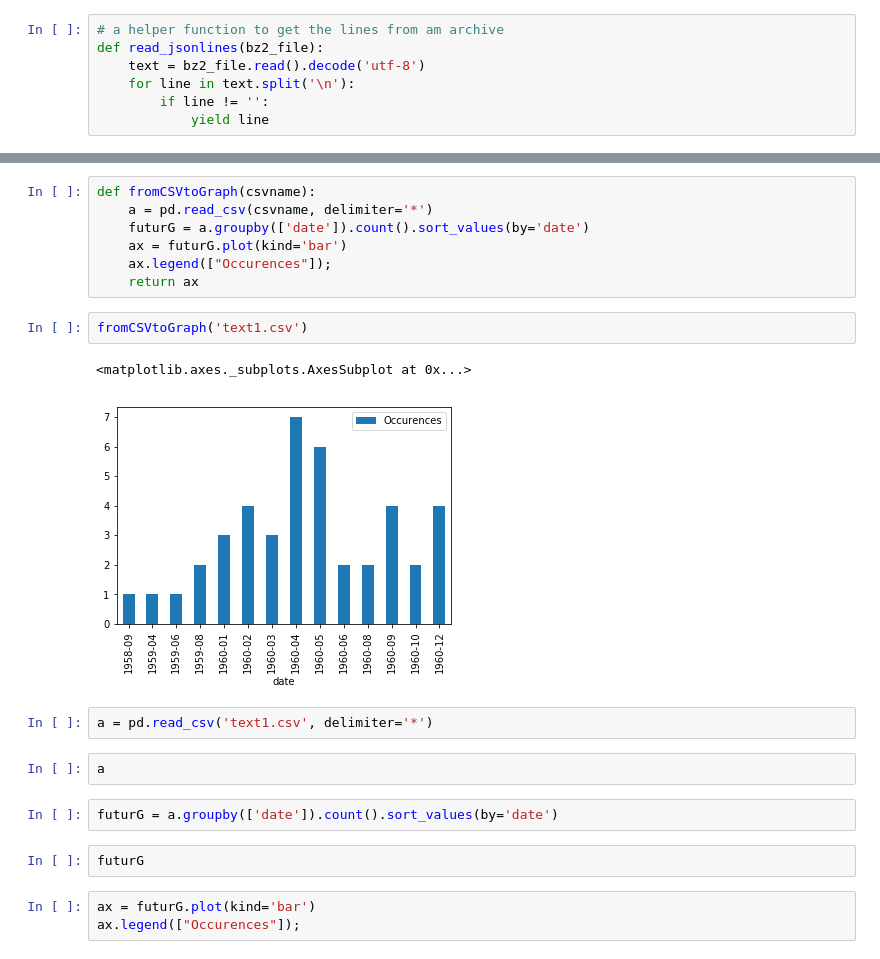
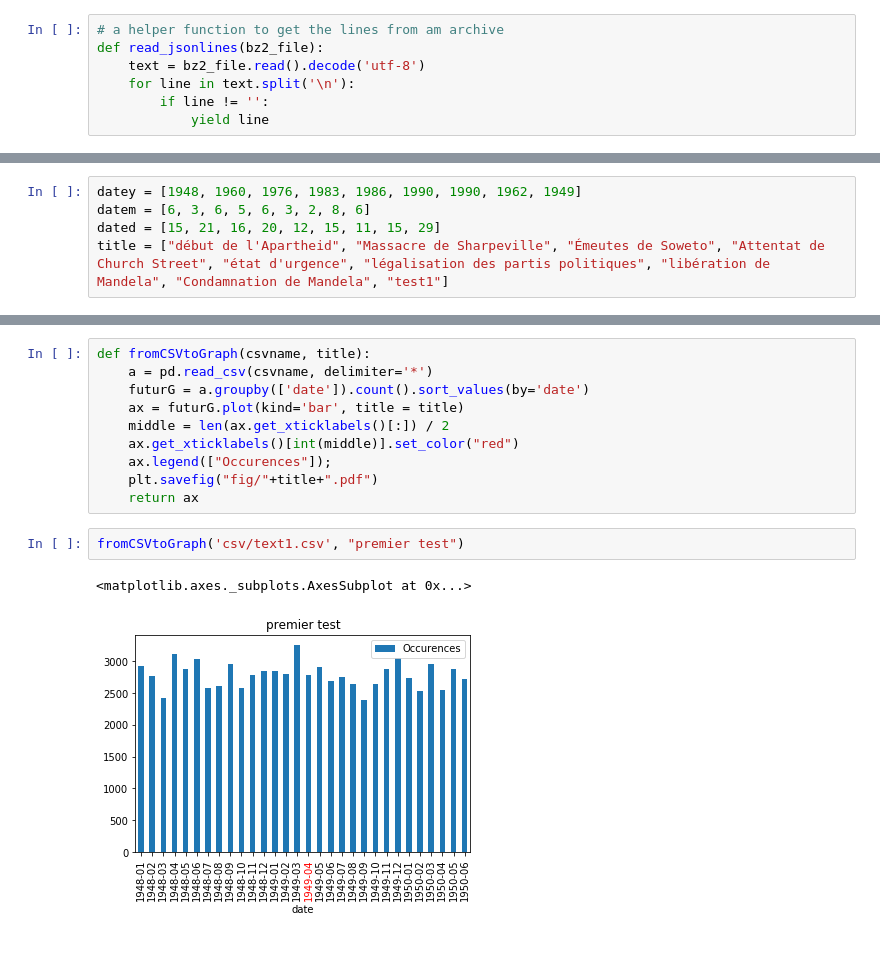
Before and after one commit to foocil/SHS, a Jupyter notebook: ScriptFinal.ipynb, the cells around one changed output, grey strips where cells are left out. Cells and saved outputs as stored; diff of their text form.

```diff
--- a/ScriptFinal.ipynb
+++ b/ScriptFinal.ipynb
@@ -116,0 +175,5 @@ GDL-1960.jsonlA.bz2
+# %%
+datey = [1948, 1960, 1976, 1983, 1986, 1990, 1990, 1962, 1949]
+datem = [6, 3, 6, 5, 6, 3, 2, 8, 6]
+dated = [15, 21, 16, 20, 12, 15, 11, 15, 29]
+title = ["début de l'Apartheid", "Massacre de Sharpeville", "Émeutes de Soweto", "Attentat de Church Street", "état d'urgence", "légalisation des partis politiques", "libération de Mandela", "Condamnation de Mandela", "test1"]
@@ -117,23 +203,15 @@ GDL-1960.jsonlA.bz2
 # %%
-def fromCSVtoGraph(csvname):
+def fromCSVtoGraph(csvname, title):
     a = pd.read_csv(csvname, delimiter='*')
     futurG = a.groupby(['date']).count().sort_values(by='date')
-    ax = futurG.plot(kind='bar')
+    ax = futurG.plot(kind='bar', title = title)
+    middle = len(ax.get_xticklabels()[:]) / 2
+    ax.get_xticklabels()[int(middle)].set_color("red")
     ax.legend(["Occurences"]);
+    plt.savefig("fig/"+title+".pdf")
     return ax
 # %%
-fromCSVtoGraph('text1.csv')
+fromCSVtoGraph('csv/text1.csv', "premier test")
 # %% [output]
 <matplotlib.axes._subplots.AxesSubplot at 0x...>
-[figure, old version]
+[figure, new version]
-# %%
-a = pd.read_csv('text1.csv', delimiter='*')
-# %%
-a
-# %%
-futurG = a.groupby(['date']).count().sort_values(by='date')
-# %%
-futurG
-# %%
-ax = futurG.plot(kind='bar')
-ax.legend(["Occurences"]);
```
Also changed, not shown: parts of 11 cells of this notebook, 2 other files.
